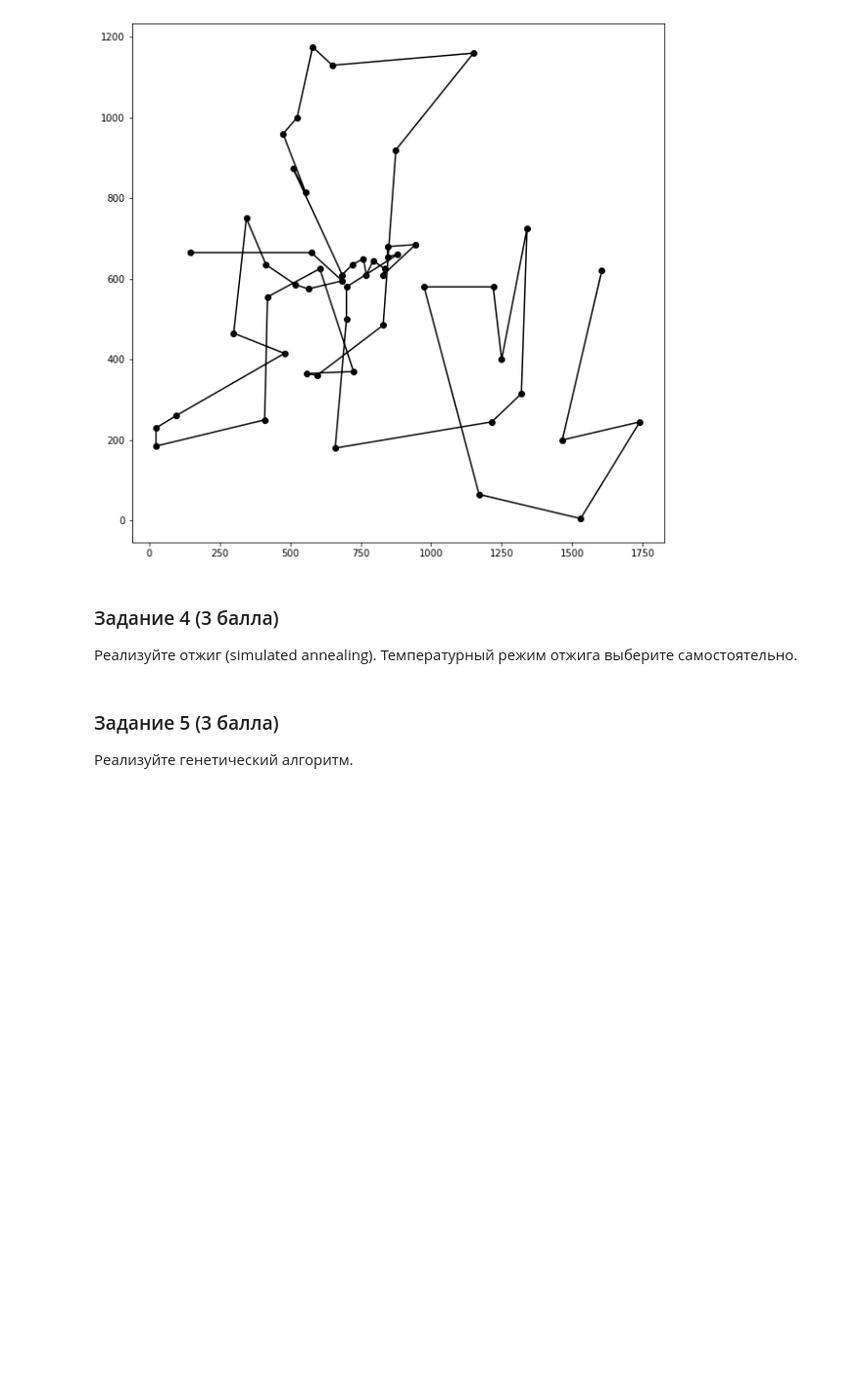
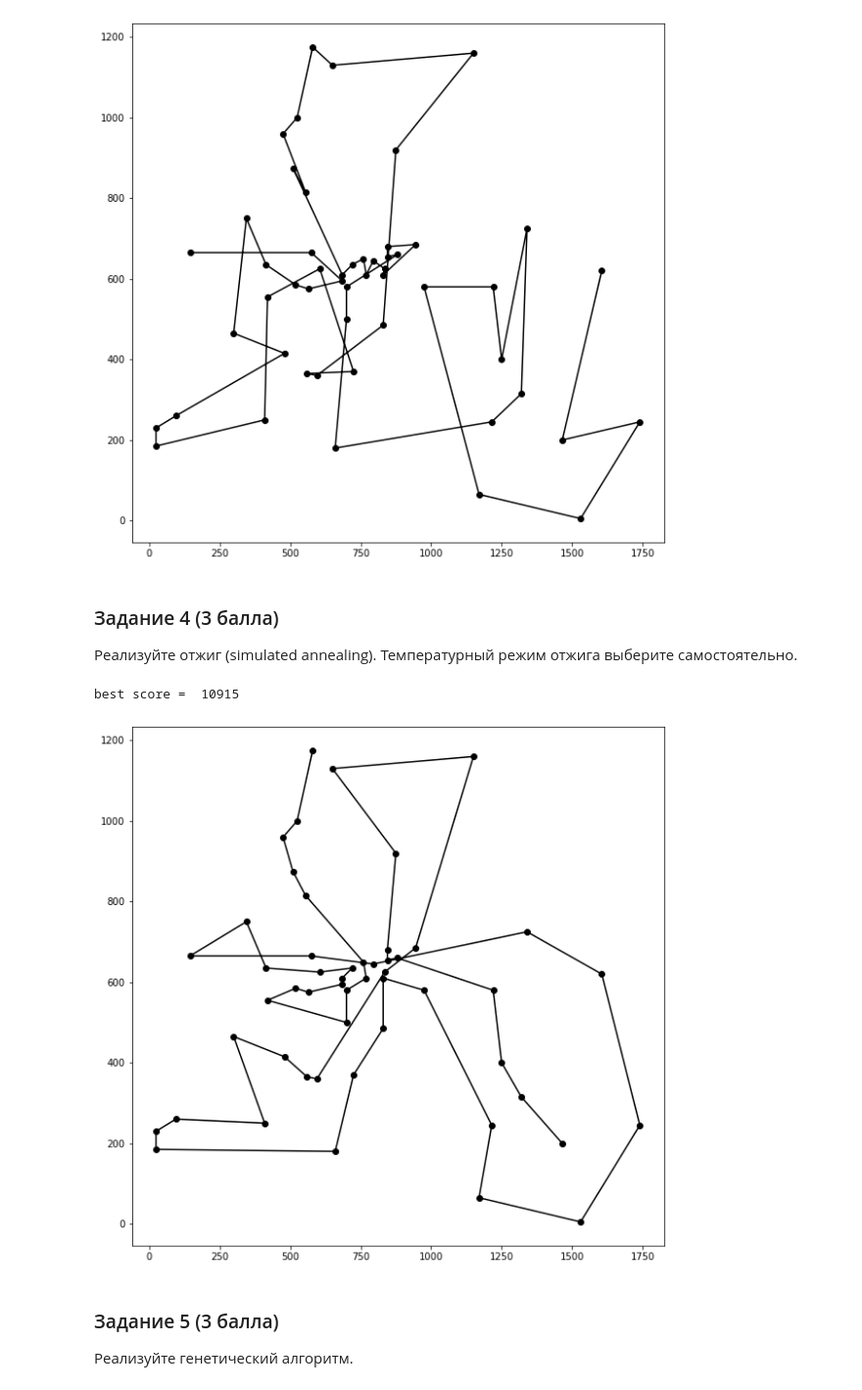
Before and after one commit to Alexoflife/ML_bioinf, a Jupyter notebook: HW9/ML_HW9.ipynb, the cells around one changed output. Shown: that part at 98% size. Saved outputs shown, nothing was run; the diff lists cells and outputs as text; code cells hidden in the pictures; blank space fills up the shorter version.

```diff
--- a/HW9/ML_HW9.ipynb
+++ b/HW9/ML_HW9.ipynb
@@ -123,3 +121,24 @@ best score =  13005
+# %%
+T = 500
+it = 5000
+route = np.random.permutation(n)
+s = score(route)
+best_route, best_s = copy(route), s
+for i in tqdm(range(1, it)):
+    tmp_route = slight_change(route)
+    tmp_s = score(tmp_route)
+    T *= (1/i)
+    if tmp_s < s or random.uniform(0, 1) < np.exp(-(tmp_s-s)/T):
+        route, s = copy(tmp_route), tmp_s
+        if best_s > s:
+            best_route, best_s = copy(route), s
+print('best score = ', best_score)
+plt.figure(figsize=(10, 10))
+plt.plot(data[best_route][:,0], data[best_route][:,1], 'ko-')
+plt.show()
+# %% [output]
+best score =  10915
+[figure, added]
 # %% [markdown]
 ### Задание 5 (3 балла)
 
```
Also changed, not shown: parts of 7 cells of this notebook.
